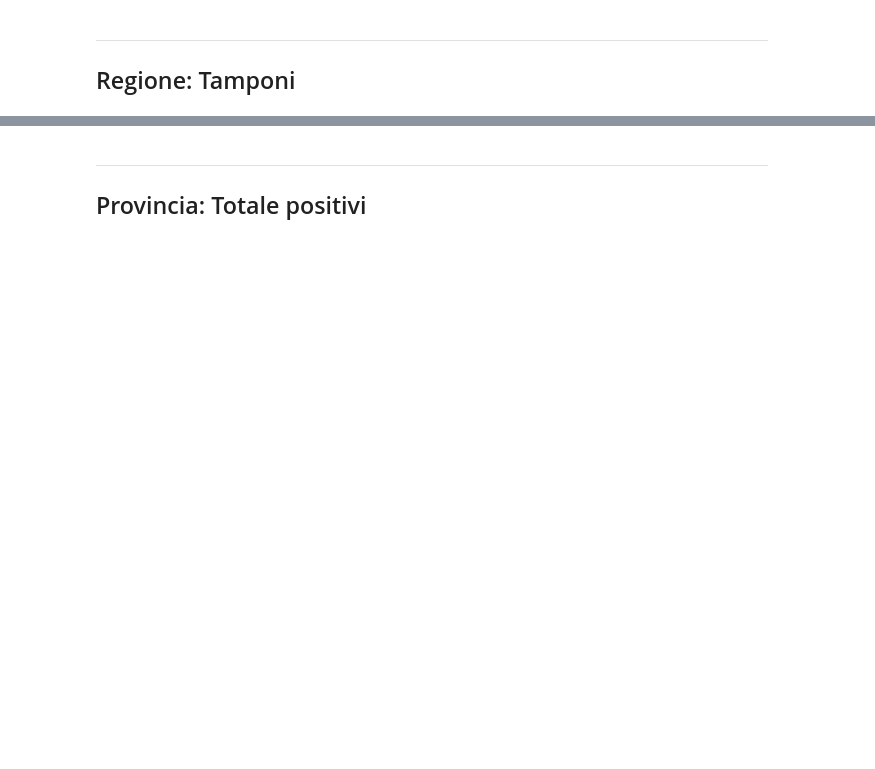
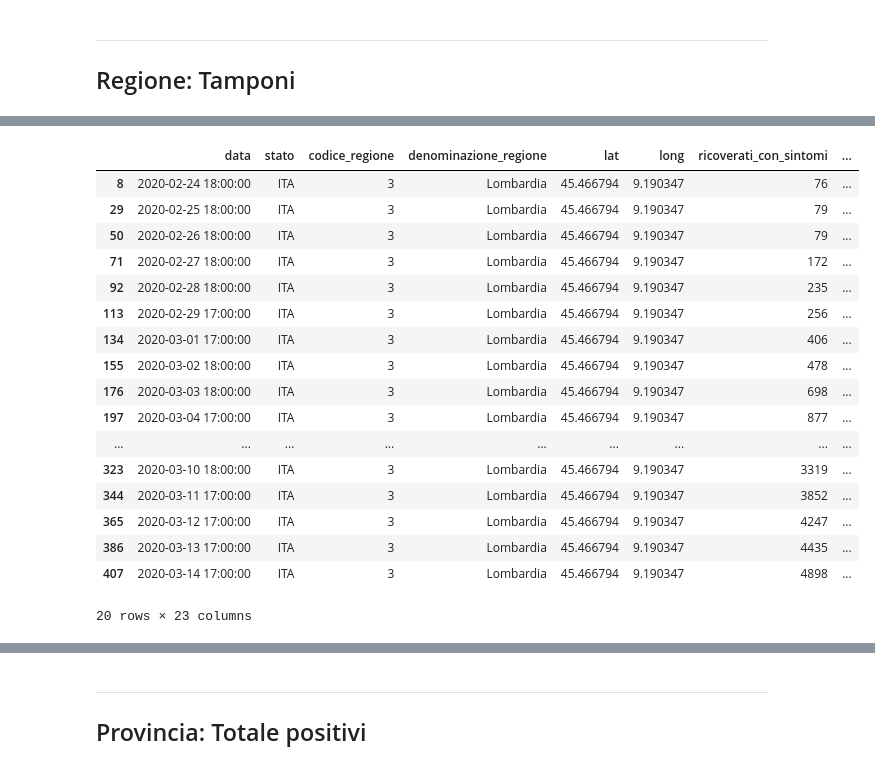
Before and after one commit to marconardon/covid-dashboard, a Jupyter notebook: COVID-19 Italia.ipynb, the cells around one changed output, grey strips where cells are left out. Drawn from its saved outputs; the diff is of its cells as text; code cells hidden in the pictures; blank space fills up the shorter version.

```diff
--- a/COVID-19 Italia.ipynb
+++ b/COVID-19 Italia.ipynb
@@ -247,0 +257,21 @@ graph_tamp_reg
+# %%
+lombardia.head(20)
+# %% [output]
+|  | data | stato | codice_regione | denominazione_regione | lat | long | ricoverati_con_sintomi | ... |
+| 8 | 2020-02-24 18:00:00 | ITA | 3 | Lombardia | 45.466794 | 9.190347 | 76 | ... |
+| 29 | 2020-02-25 18:00:00 | ITA | 3 | Lombardia | 45.466794 | 9.190347 | 79 | ... |
+| 50 | 2020-02-26 18:00:00 | ITA | 3 | Lombardia | 45.466794 | 9.190347 | 79 | ... |
+| 71 | 2020-02-27 18:00:00 | ITA | 3 | Lombardia | 45.466794 | 9.190347 | 172 | ... |
+| 92 | 2020-02-28 18:00:00 | ITA | 3 | Lombardia | 45.466794 | 9.190347 | 235 | ... |
+| 113 | 2020-02-29 17:00:00 | ITA | 3 | Lombardia | 45.466794 | 9.190347 | 256 | ... |
+| 134 | 2020-03-01 17:00:00 | ITA | 3 | Lombardia | 45.466794 | 9.190347 | 406 | ... |
+| 155 | 2020-03-02 18:00:00 | ITA | 3 | Lombardia | 45.466794 | 9.190347 | 478 | ... |
+| 176 | 2020-03-03 18:00:00 | ITA | 3 | Lombardia | 45.466794 | 9.190347 | 698 | ... |
+| 197 | 2020-03-04 17:00:00 | ITA | 3 | Lombardia | 45.466794 | 9.190347 | 877 | ... |
+| ... | ... | ... | ... | ... | ... | ... | ... | ... |
+| 323 | 2020-03-10 18:00:00 | ITA | 3 | Lombardia | 45.466794 | 9.190347 | 3319 | ... |
+| 344 | 2020-03-11 17:00:00 | ITA | 3 | Lombardia | 45.466794 | 9.190347 | 3852 | ... |
+| 365 | 2020-03-12 17:00:00 | ITA | 3 | Lombardia | 45.466794 | 9.190347 | 4247 | ... |
+| 386 | 2020-03-13 17:00:00 | ITA | 3 | Lombardia | 45.466794 | 9.190347 | 4435 | ... |
+| 407 | 2020-03-14 17:00:00 | ITA | 3 | Lombardia | 45.466794 | 9.190347 | 4898 | ... |
+20 rows × 23 columns
```
Also changed, not shown: parts of 7 cells of this notebook.
